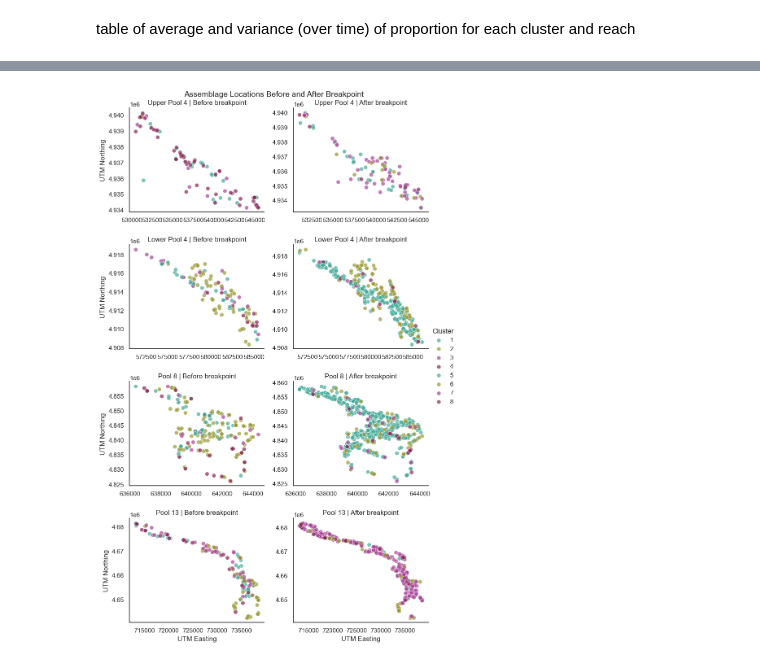
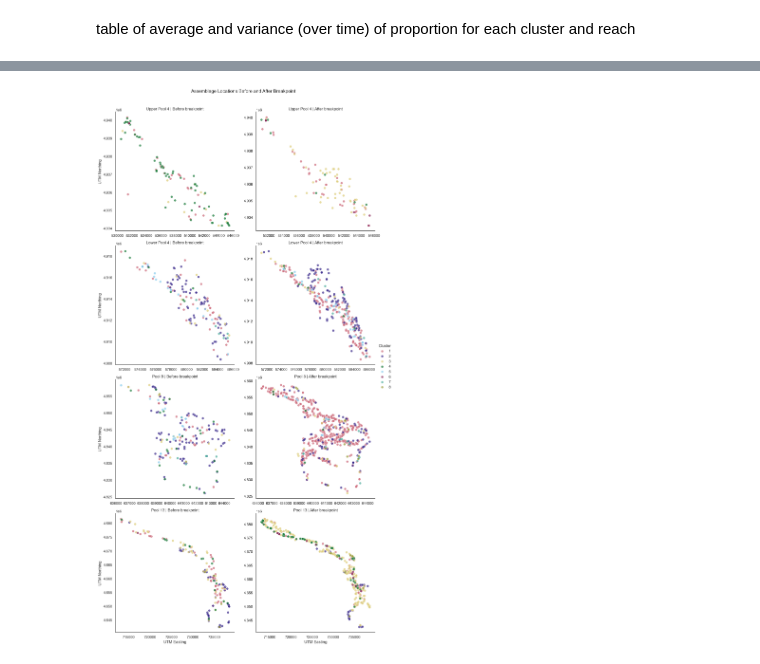
Before and after one commit to jppeirce/ltrm_fish, a Jupyter notebook: 3cluster_visualization.ipynb, the cells around one changed output, grey strips where cells are left out. Saved outputs shown, nothing was run; the diff lists cells and outputs as text; code cells hidden in the pictures.

```diff
--- a/3cluster_visualization.ipynb
+++ b/3cluster_visualization.ipynb
@@ -144,9 +136,9 @@ p.save('cluster_composition.jpg', dpi=300, verbose=False)
 # %%
 import tol_colors as tc
 
-CB_PALETTE = tc.bright
+CB_PALETTE = tc.muted
 # Fallback colors for clusters > 8
-EXTRA_COLORS = ['#882255', '#44AA99', '#999933', '#AA4499']
+EXTRA_COLORS = [ '#44AA99', '#999933','#882255', '#AA4499']
 GREY_COLOR = (0.75, 0.75, 0.75)  # light gray for non-highlighted clusters
 
 # =============================================================================
@@ -184,25 +176,19 @@ unique_clusters = sorted(df_plot['cluster'].unique())
 # =============================================================================
 # Build color map: use consistent CB colors, grey out non-highlighted clusters
 # =============================================================================
-def get_cluster_color(cluster_num):
-    """Get the consistent CB-friendly color for a cluster number."""
-    if cluster_num in CB_PALETTE:
-        return CB_PALETTE[cluster_num]
+
+# create a color map for highlighed clusters mapped to CB_PALETTE colors
+color_map = {}
+for idx, cluster_id in enumerate(unique_clusters):
+    if highlight_clusters and cluster_id not in highlight_clusters:
+        color_map[cluster_id] = GREY_COLOR
     else:
-        idx = (cluster_num - len(CB_PALETTE) - 1) % len(EXTRA_COLORS)
-        return EXTRA_COLORS[idx]
+        if idx < len(CB_PALETTE):
+            color_map[cluster_id] = CB_PALETTE[idx]
+        else:
+            extra_color_idx = (idx - len(CB_PALETTE)) % len(EXTRA_COLORS)
+            color_map[cluster_id] = EXTRA_COLORS[extra_color_idx]
 
-color_map = {}
-for c in unique_clusters:
-    if highlight_clusters:
-        # If highlighting, only selected clusters get their color
-        if c in highlight_clusters:
-            color_map[c] = get_cluster_color(c)
-        else:
-            color_map[c] = GREY_COLOR
-    else:
-        # No highlighting: all clusters get their assigned color
-        color_map[c] = get_cluster_color(c)
 
 g = sns.FacetGrid(
     df_plot,
@@ -718,34 +704,35 @@ clusters_to_plot = highlight_clusters  # [1, 2, 3, 4, 5, 6, 7, 8]
 df_filtered = df_with_breakpoints[
     (df_with_breakpoints['mode_pool'].isin(desired_order)) &
     (df_with_breakpoints['cluster'].isin(clusters_to_plot)) &
     (df_with_breakpoints['period'] != 'No breakpoint')
 ].copy()
 
 # Set categorical order for mode_pool
 df_filtered['mode_pool'] = pd.Categorical(
     df_filtered['mode_pool'],
     categories=desired_order,
     ordered=True
 )
 
 # Create FacetGrid with row=mode_pool, col=period
 g = sns.FacetGrid(
     df_filtered,
     row="mode_pool",
     col="period",
     hue="cluster",
     palette=color_map,
-    height=3.5,
-    aspect=1.2,
+    height=6,
+    aspect=1,
     sharex=False,
     sharey=False
 )
 g.map_dataframe(sns.scatterplot, x="utm_e", y="utm_n", alpha=0.7, s=50)
 g.add_legend(title="Cluster")
 g.set_axis_labels("UTM Easting", "UTM Northing")
 g.set_titles(row_template="{row_name}", col_template="{col_name}")
-g.figure.subplots_adjust(top=0.95)
+g.figure.subplots_adjust(top=.94)
 g.figure.suptitle("Assemblage Locations Before and After Breakpoint", fontsize=14)
 plt.show()
+g.figure.savefig('assemblage_location_break.jpg', dpi=300, bbox_inches='tight')
 # %% [output]
-[figure, old version]
+[figure, new version]
```
Also changed, not shown: parts of 9 cells of this notebook, 9 other files.
